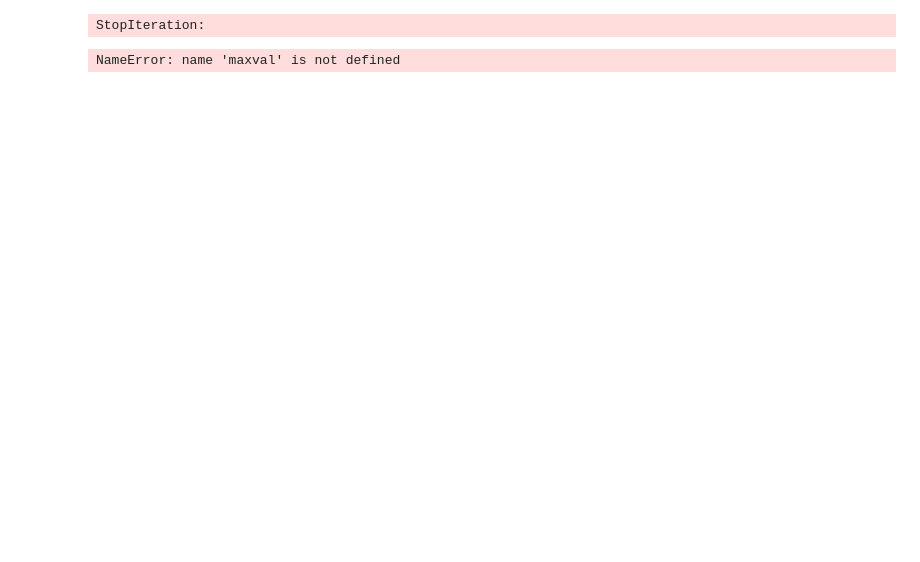
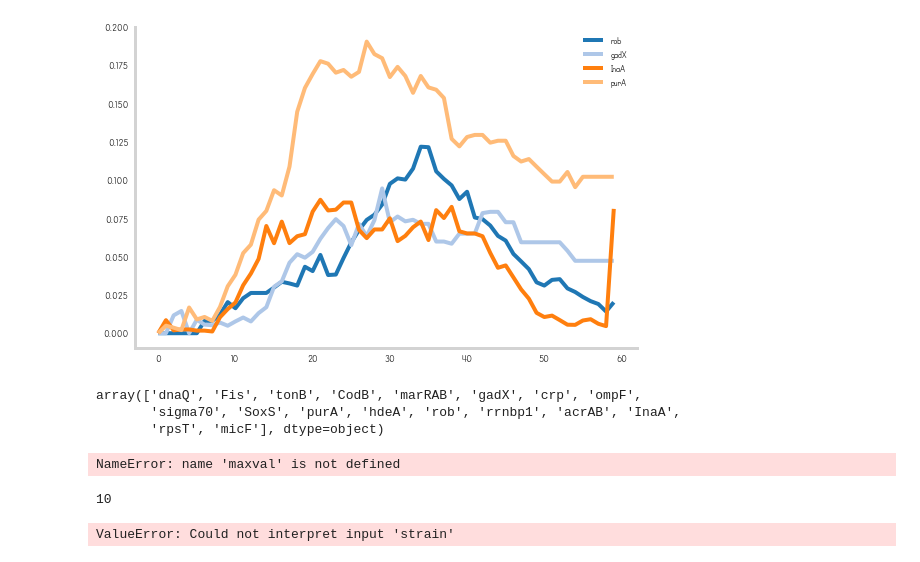
Before and after one commit to NicholasARossi/TrackBacterialOutcomes, a Jupyter notebook: Comparative_plots.ipynb, the cells around one changed output. Saved outputs shown, nothing was run; the diff lists cells and outputs as text; code cells hidden in the pictures; blank space fills up the shorter version.

Commit message:
next ver

```diff
--- a/Comparative_plots.ipynb
+++ b/Comparative_plots.ipynb
@@ -18,3 +18,4 @@ data=pd.read_csv('data/megaframe.csv')
 data['Time of Death'][data['Time of Death']==0]=np.nan
 data['Time of Death'][data['Time of Death']==-1]=64
 data=data[~np.isnan(data['Time of Death'])]
+data['alive']=np.nan
@@ -87,8 +77,8 @@ for z,strain in enumerate(strains):
 
     recs.append(mpatches.Rectangle((0, 0), 1, 1, fc=colorz[z]))
 
+    ind=next(x[0] for x in enumerate(traj) if x[1] < .5)
 
-    ind=next(x[0] for x in enumerate(traj) if x[1] < .6)
     start=np.mean(sliceo['Fluor1 mean'])
     end=np.mean(sliceo['Fluor1 mean'][sliceo['Time of Death']>=ind])/start
 #     ax2.bar(5-z,np.mean(sliceo['Fluor1 mean'][sliceo['Time of Death']>=ind])/start-1,color=colorz[z])
@@ -103,3 +95,5 @@ fig2.savefig('figures/arrow_plot.png',dpi=300)
+# %%
+data[data['Strain']==strain]['alive']=list(data[data['Strain']==strain]['Time of Death']>=ind)
 # %%
 ### logistic regression plots
 plt.close('all')
@@ -142,7 +160,62 @@ rpsT cells do not die enough
-# %%
-ind=next(x[0] for x in enumerate(traj) if x[1] < .5)
-# %% [output]
-StopIteration:
+# %%
+plt.close('all')
+def model(x):
+    return 1 / (1 + np.exp(-x))
+
+def information_calculator(px):
+    vals=1-(-px*np.log2(px)-(1-px)*np.log2(1-px))
+    vals[np.isnan(vals)]=1
+    return vals
+
+
+fig,ax=plt.subplots()
+barfig,barax=plt.subplots()
+strains=data['Strain'].unique()
+colorz = cm.tab20(np.linspace(0, 1, len(strains)))
+values=[]
+strainz=['rob','gadX','InaA','purA']
+for z,strain in enumerate(strainz):
+    sliceo=data[data['Strain']==strain]
+    sliceo=sliceo[~np.isnan(sliceo['Time of Death'])]
+    maxval=len(sliceo)
+    traj=[]
+
+    for t in range(60):
+        traj.append((maxval-len(sliceo[sliceo['Time of Death']<=t]))/maxval)
+    InitialAu=sliceo['Fluor1 mean']
+    Deathtime=sliceo['Time of Death']
+
+    d = {'InitialAu': InitialAu, 'DeathTime': Deathtime}
+    df = pd.DataFrame(data=d)
+
+    df=df.dropna()
+    s={'fluor':df['InitialAu'],'death':df['DeathTime']}
+    sd=pd.DataFrame(s)
+    sd=sd.sort_values(by='fluor')
+    n_splits=4
+    rez=np.array_split(sd, n_splits)
+    column_num=61
+    bins=np.arange(column_num)
+    grid=np.zeros((n_splits,column_num-1))
+    labels=np.zeros((n_splits,column_num-1))
+    mins=[]
+
+    for x in range(n_splits):
+        grid[x,:]=np.cumsum(np.histogram(rez[x].death, bins=bins)[0]/len(rez[x].death))
+
+    ax.plot(np.nanmean(information_calculator(grid),0)-information_calculator(np.asarray(traj)),color=colorz[z],label=strain)
+
+ax.legend()
+
+fig
+# %% [output]
+[figure, added]
+# %%
+strains
+# %% [output]
+array(['dnaQ', 'Fis', 'tonB', 'CodB', 'marRAB', 'gadX', 'crp', 'ompF',
+       'sigma70', 'SoxS', 'purA', 'hdeA', 'rob', 'rrnbp1', 'acrAB', 'InaA',
+       'rpsT', 'micF'], dtype=object)
 # %%
 
 #### Distribution animations
@@ -213 +329,12 @@ anim3.save('evolution.mp4', writer='ffmpeg',bitrate=1800)
+# %%
+n_splits
+# %% [output]
+10
+# %%
+### violin plots
+fig,ax=plt.subplots(figsize=(20,3))
+sns.violinplot(x='strain',y='Fluor1 mean',d=data,axis=ax,  palette="muted", split=True)
+fig
+# %% [output]
+ValueError: Could not interpret input 'strain'
 # %%
```
Also changed, not shown: parts of 7 cells of this notebook, 50 other files.
